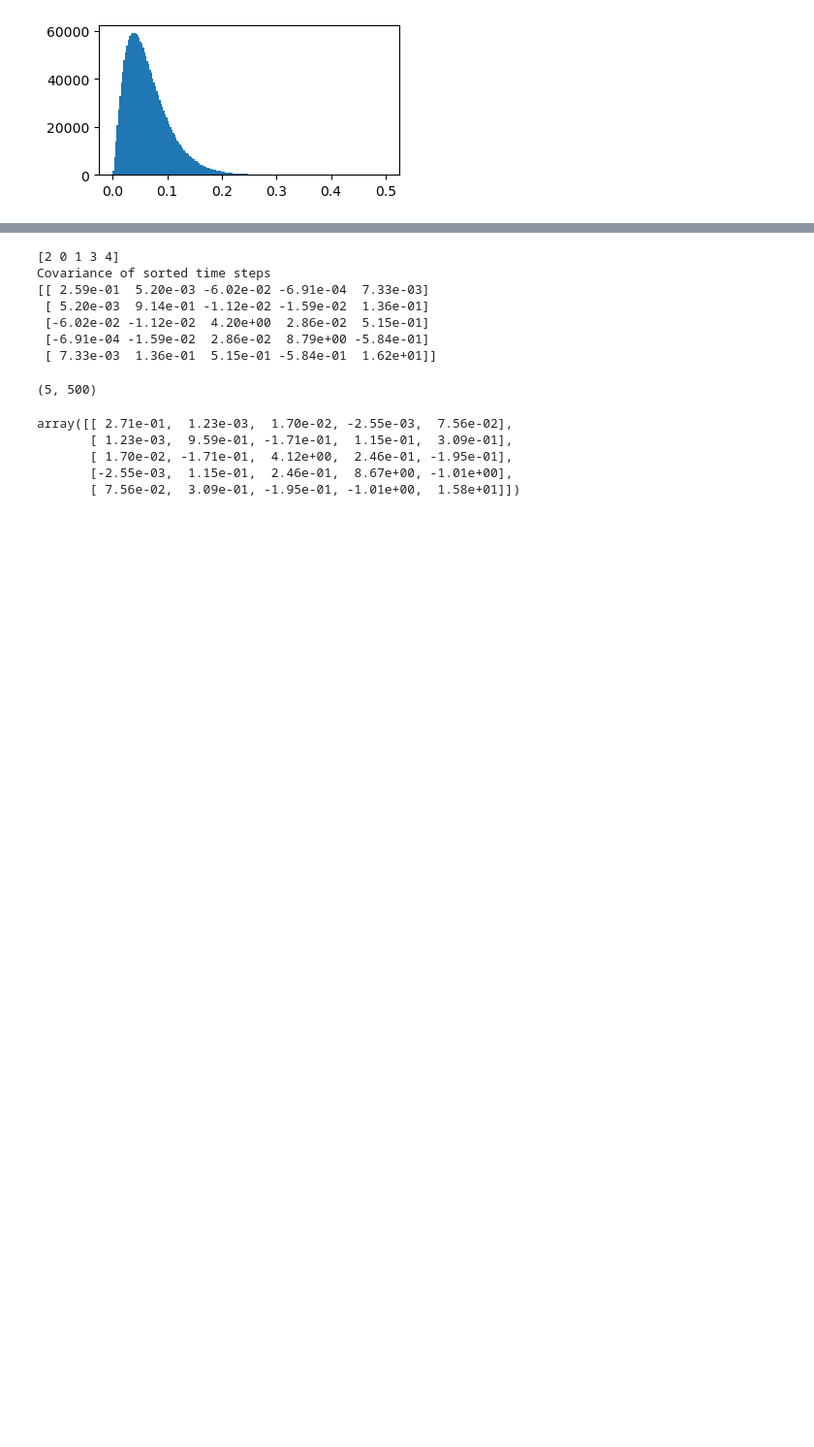
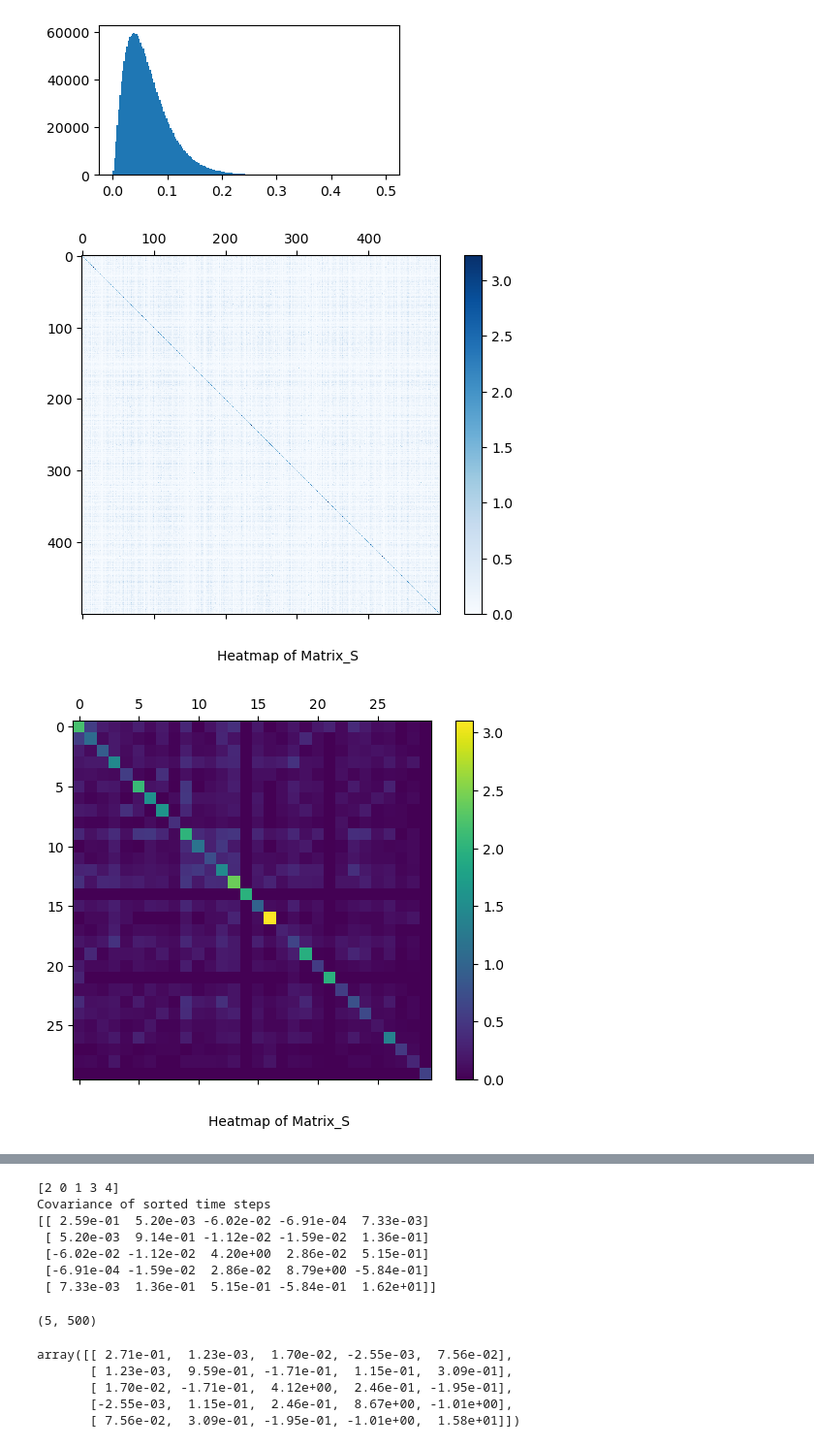
Before and after one commit to pkuxklx/Comention_simu, a Jupyter notebook: cov_gravity_model.ipynb, the cells around one changed output, grey strips where cells are left out. Shown at 97% size. Drawn from its saved outputs; the diff is of its cells as text; code cells hidden in the pictures; blank space fills up the shorter version.

```diff
--- a/cov_gravity_model.ipynb
+++ b/cov_gravity_model.ipynb
@@ -6,3 +5,15 @@ import matplotlib.pyplot as plt
-# %%
-rng = np.random.default_rng()
+# %%
+def normalize_covariance(S):
+    D_inv = np.diag(np.diag(S) ** - 0.5)
+    return D_inv @ S @ D_inv
+
+def gen_mass(N, dof = 5, max_mass = 0.5, seed = None):
+    rng = np.random.RandomState(seed) if seed else np.random
+    M = rng.noncentral_chisquare(dof, False, size = N)
+    # M = rng.exponential(1, size = N)
+    # M = rng.uniform(0, 1, size = N)
+
+    # M = np.sort(M)
+    M = M / np.max(M) * max_mass
+    return M
 # %%
@@ -62,7 +76,9 @@ plt.hist(M, bins = 200);
 [figure]
 # %%
 N = 500
-M = mass(N, k = 5, max_mass = 0.5)
-cov = gen_cov(N, M, poly_param = [0.8, 0.5])
-# heatmap(cov);
-p = np.argsort(np.diag(cov))
+S = gen_S_gravity(N, dof = 5, max_mass = 0.5, poly_param = [0.8, 0.5], verbose = False)
+heatmap(S, cmap = 'Blues');
+heatmap(S[:30, :30], cmap = None);
+# %% [output]
+[figure, added]
+[figure, added]
```
Also changed, not shown: parts of 11 cells of this notebook, 29 other files.
